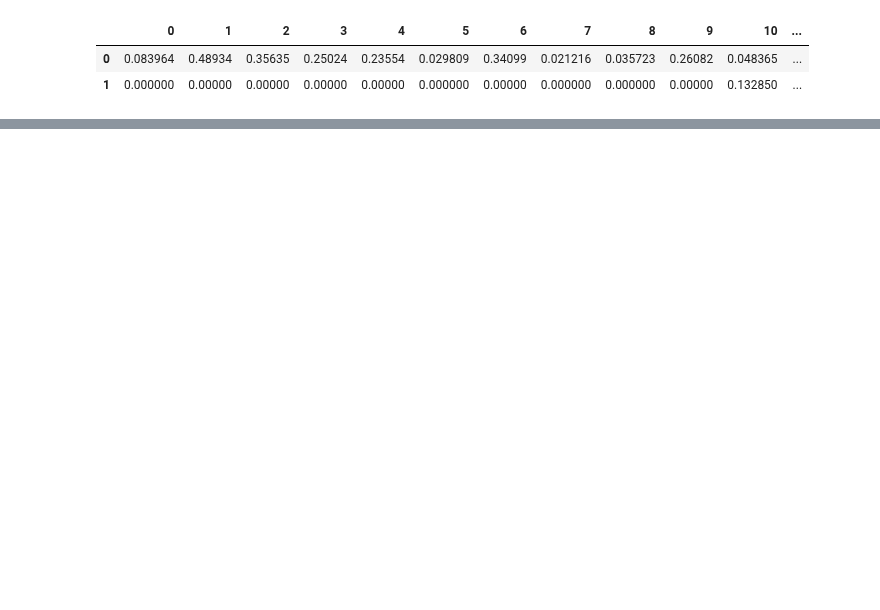
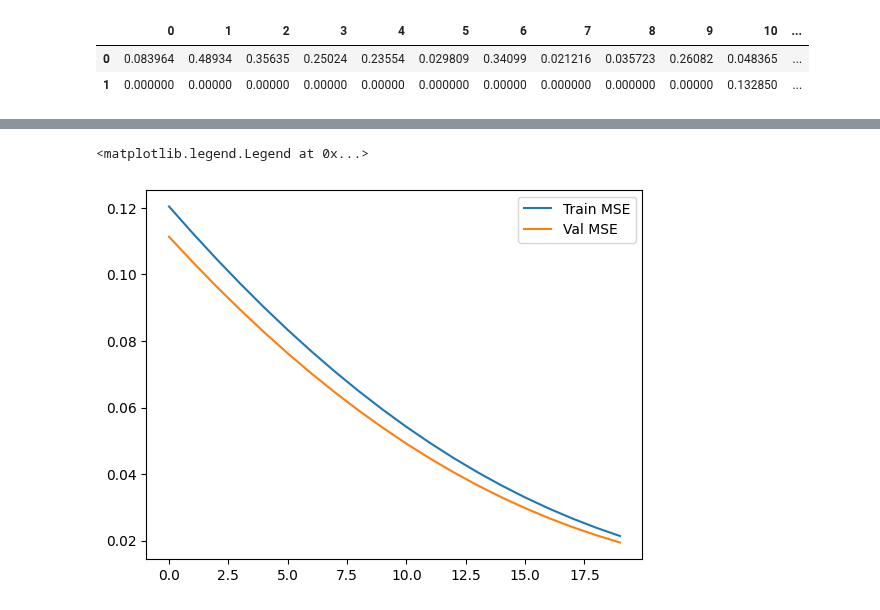
Before and after one commit to JacopoRaffi/CNS_Assignments, a Jupyter notebook: LAB3/LAB3_1/main.ipynb, the cells around one changed output, grey strips where cells are left out. Cells and saved outputs as stored; diff of their text form; code cells hidden in the pictures; blank space fills up the shorter version.

Commit message:
add train function and code for plot (to refactor)

```diff
--- a/LAB3/LAB3_1/main.ipynb
+++ b/LAB3/LAB3_1/main.ipynb
@@ -40,0 +102,8 @@ for x, y in loader:
+# %%
+# this code is just a try to see how to plot
+plt.plot(train_mse_history, label='Train MSE')
+plt.plot(val_mse_history, label='Val MSE')
+plt.legend()
+# %% [output]
+<matplotlib.legend.Legend at 0x...>
+[figure, added]
```
Also changed, not shown: parts of 5 cells of this notebook, 1 other file.
